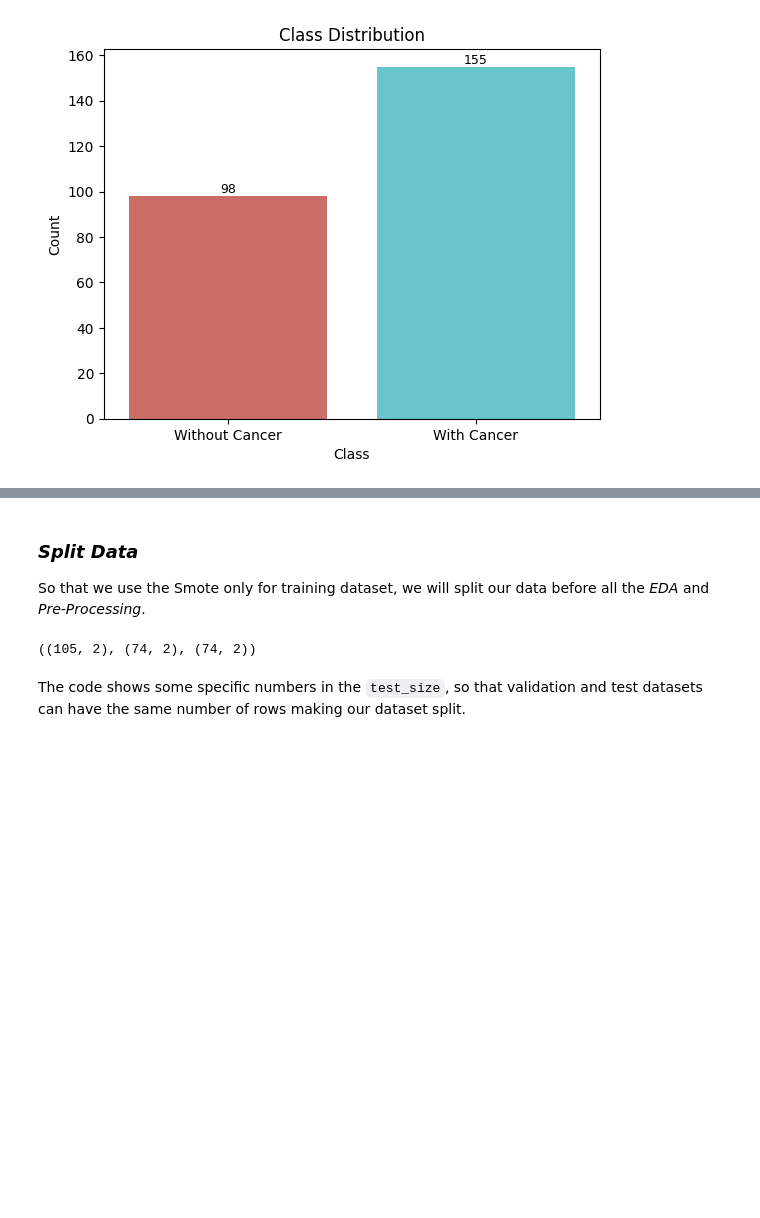
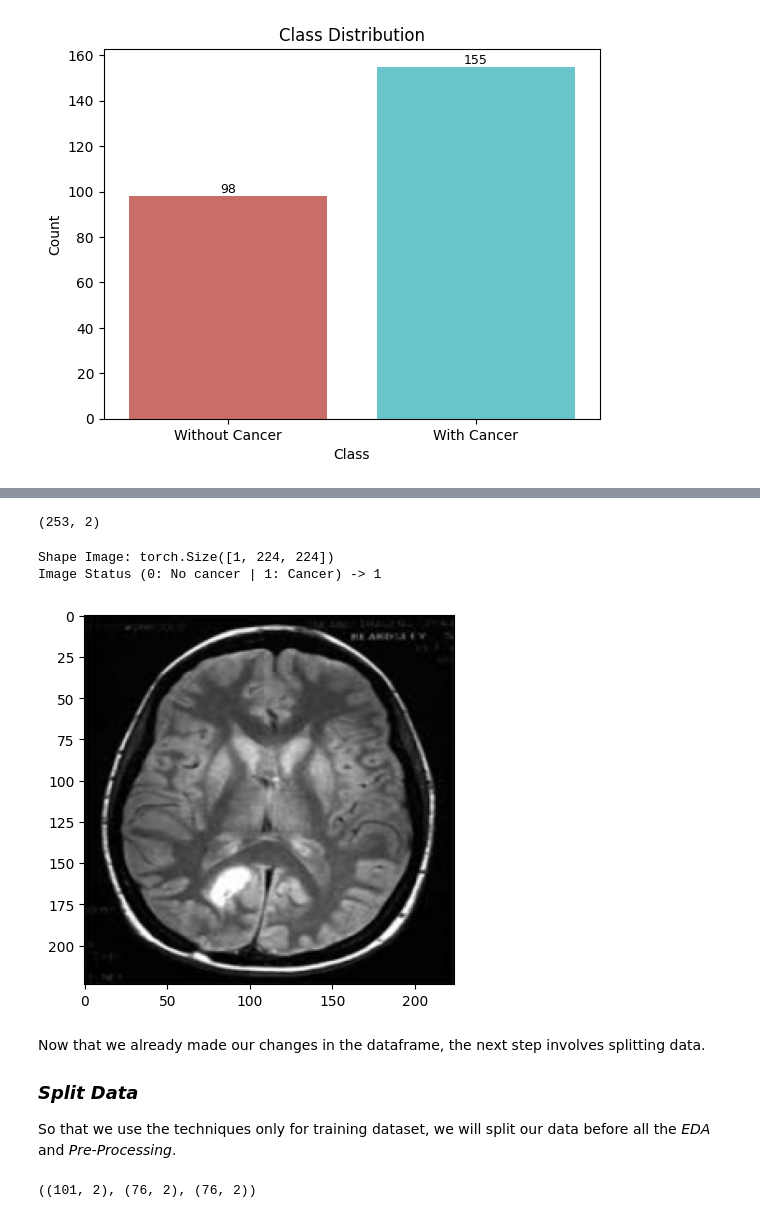
Before and after one commit to LCDA-UCP/dl_with_pytorch, a Jupyter notebook: Brain Tumor Detection/Brain_Tumor_Detection_code/brainTumorDetection.ipynb, the cells around one changed output, grey strips where cells are left out. Cells and saved outputs as stored; diff of their text form; code cells hidden in the pictures; blank space fills up the shorter version.

Commit message:
Working with project: EDA and pre-processing in the MRI

```diff
--- a/Brain Tumor Detection/Brain_Tumor_Detection_code/brainTumorDetection.ipynb
+++ b/Brain Tumor Detection/Brain_Tumor_Detection_code/brainTumorDetection.ipynb
@@ -123,14 +209,21 @@ To prevent this, we will use techniques such as *adjusting the model weights* an
+# %%
+transform = v2.Compose([
+        v2.Grayscale(num_output_channels=1),
+        v2.ToTensor(),
+        v2.Resize((224, 224))
+    ])
+
+transformed_dataframe = transform_data(df, transform)
+transformed_dataframe.shape
+# %% [output]
+(253, 2)
+# %%
+show_images_from_tensors(transformed_dataframe, 203)
+# %% [output]
+Shape Image: torch.Size([1, 224, 224])
+Image Status (0: No cancer | 1: Cancer) -> 1
+[figure, added]
 # %% [markdown]
+Now that we already made our changes in the dataframe, the next step involves splitting data.
 ### *Split Data*
-So that we use the Smote only for training dataset, we will split our data before all the *EDA* and *Pre-Processing*.
+So that we use the techniques only for training dataset, we will split our data before all the *EDA* and *Pre-Processing*.
-# %%
-from sklearn.model_selection import train_test_split
-
-train_val_data, test_data = train_test_split(df, test_size=0.29, random_state=42)
-train_data, val_data = train_test_split(train_val_data, test_size=0.41, random_state=42)
-
-train_data.shape, val_data.shape, test_data.shape
-# %% [output]
-((105, 2), (74, 2), (74, 2))
-# %% [markdown]
-The code shows some specific numbers in the `test_size`, so that validation and test datasets can have the same number of rows making our dataset split.
@@ -136,0 +233,4 @@ The code shows some specific numbers in the `test_size`, so that validation and
+# %%
+train_df.shape, val_df.shape, test_df.shape
+# %% [output]
+((101, 2), (76, 2), (76, 2))
```
Also changed, not shown: parts of 17 cells of this notebook.
